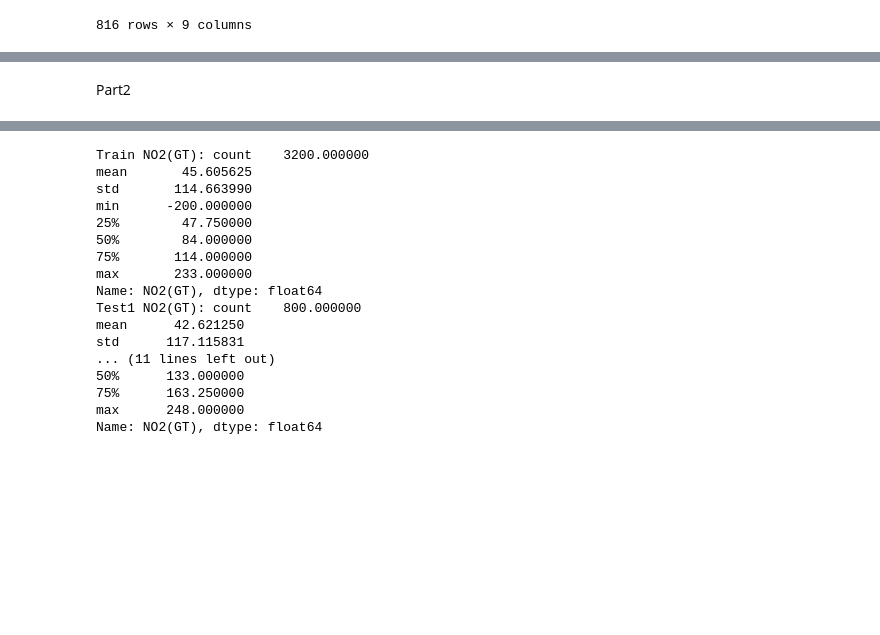
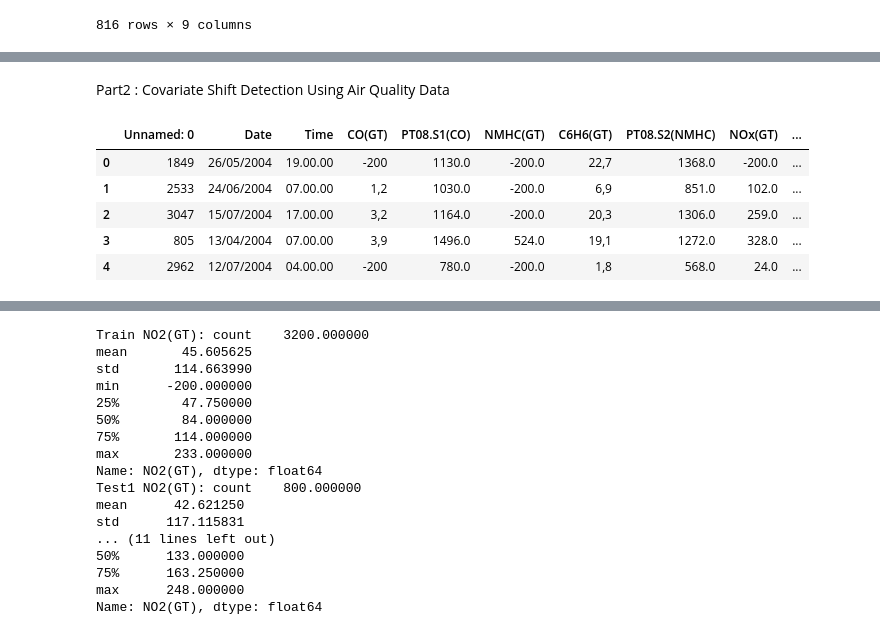
Before and after one commit to chinmayp995/CS203-Assignment-10, a Jupyter notebook: assignment10.ipynb, the cells around one changed output, grey strips where cells are left out. Cells and saved outputs as stored; diff of their text form; code cells hidden in the pictures; blank space fills up the shorter version.

```diff
--- a/assignment10.ipynb
+++ b/assignment10.ipynb
@@ -124,7 +192,16 @@ Result: No statistically significant difference in CTR.
-# %% [markdown]
-Part2
+# %% [markdown]
+Part2 :  Covariate Shift Detection Using Air Quality Data
 # %%
 # loading air quality datasets
 train = pd.read_csv("train.csv")
 test1 = pd.read_csv("test1.csv")
 test2 = pd.read_csv("test2.csv")
+# %%
+train.head()
+# %% [output]
+|  | Unnamed: 0 | Date | Time | CO(GT) | PT08.S1(CO) | NMHC(GT) | C6H6(GT) | PT08.S2(NMHC) | NOx(GT) | ... |
+| 0 | 1849 | 26/05/2004 | 19.00.00 | -200 | 1130.0 | -200.0 | 22,7 | 1368.0 | -200.0 | ... |
+| 1 | 2533 | 24/06/2004 | 07.00.00 | 1,2 | 1030.0 | -200.0 | 6,9 | 851.0 | 102.0 | ... |
+| 2 | 3047 | 15/07/2004 | 17.00.00 | 3,2 | 1164.0 | -200.0 | 20,3 | 1306.0 | 259.0 | ... |
+| 3 | 805 | 13/04/2004 | 07.00.00 | 3,9 | 1496.0 | 524.0 | 19,1 | 1272.0 | 328.0 | ... |
+| 4 | 2962 | 12/07/2004 | 04.00.00 | -200 | 780.0 | -200.0 | 1,8 | 568.0 | 24.0 | ... |
```
Also changed, not shown: parts of 16 cells of this notebook, 1 other file.
